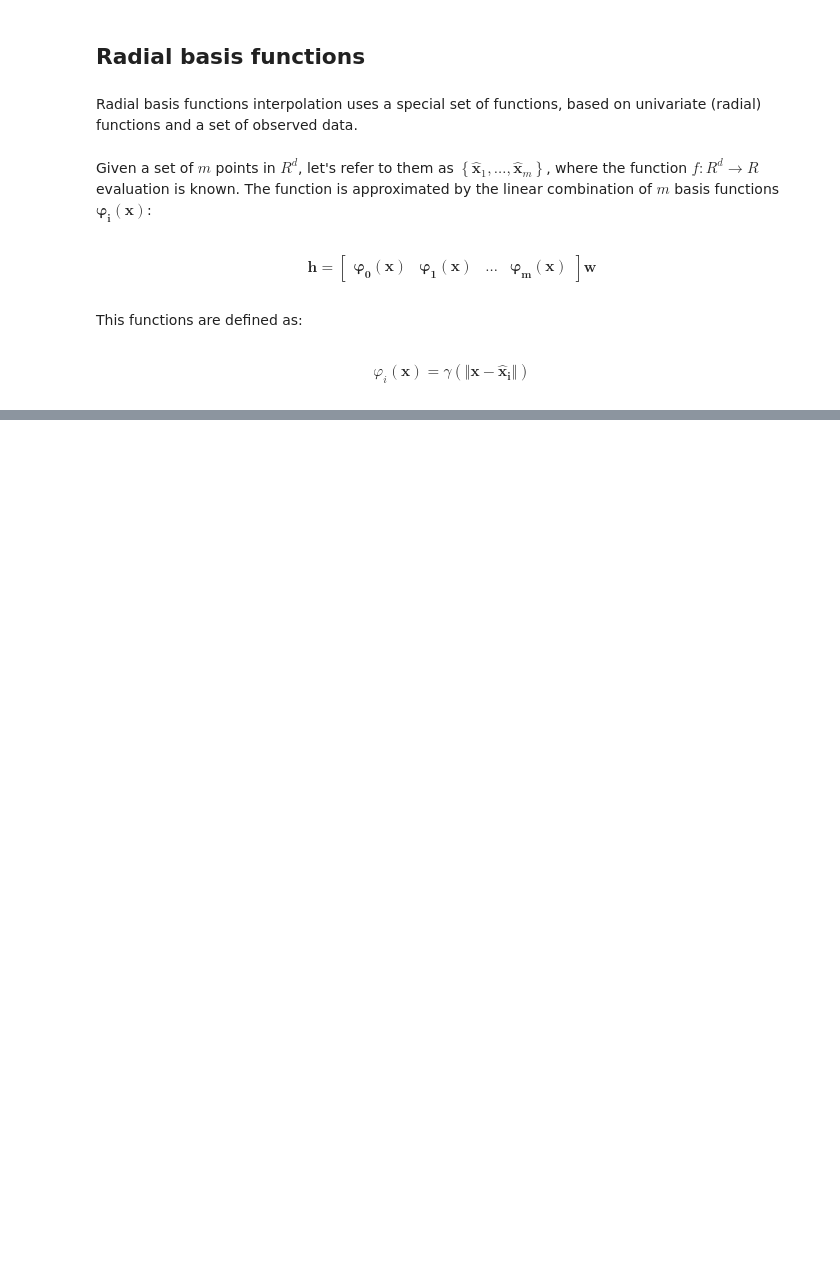
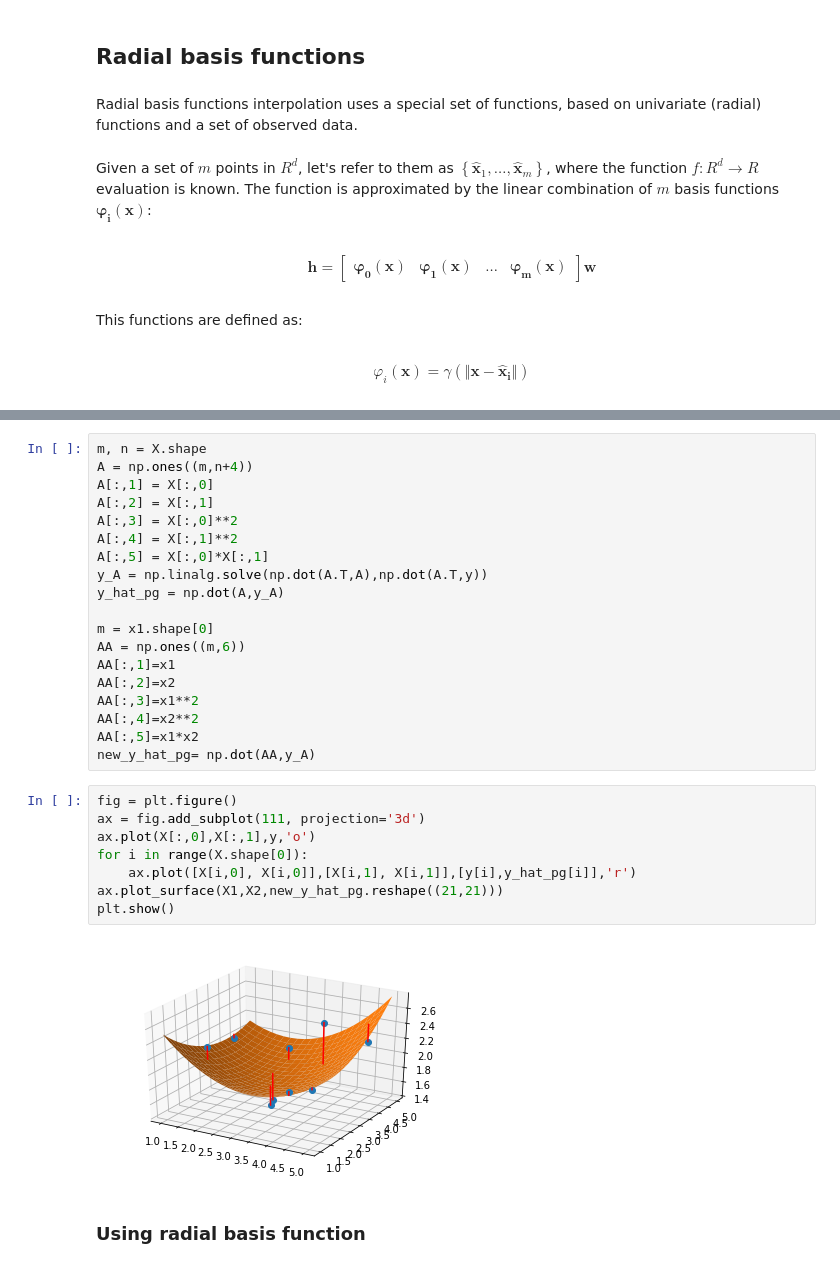
Before and after one commit to dplucenio/notes-on-linear-algebra, a Jupyter notebook: Radial basis functions.ipynb, the cells around one changed output, grey strips where cells are left out. Drawn from its saved outputs; the diff is of its cells as text; blank space fills up the shorter version.

```diff
--- a/Radial basis functions.ipynb
+++ b/Radial basis functions.ipynb
@@ -48,0 +118,31 @@ Where $\Vert \mathbf{v} \Vert$, denotes the norm of the vector $\mathbf{v}$ and
+# %%
+m, n = X.shape
+A = np.ones((m,n+4))
+A[:,1] = X[:,0]
+A[:,2] = X[:,1]
+A[:,3] = X[:,0]**2
+A[:,4] = X[:,1]**2
+A[:,5] = X[:,0]*X[:,1]
+y_A = np.linalg.solve(np.dot(A.T,A),np.dot(A.T,y))
+y_hat_pg = np.dot(A,y_A)
+
+m = x1.shape[0]
+AA = np.ones((m,6))
+AA[:,1]=x1
+AA[:,2]=x2
+AA[:,3]=x1**2
+AA[:,4]=x2**2
+AA[:,5]=x1*x2
+new_y_hat_pg= np.dot(AA,y_A)
+# %%
+fig = plt.figure()
+ax = fig.add_subplot(111, projection='3d')
+ax.plot(X[:,0],X[:,1],y,'o')
+for i in range(X.shape[0]):
+    ax.plot([X[i,0], X[i,0]],[X[i,1], X[i,1]],[y[i],y_hat_pg[i]],'r')
+ax.plot_surface(X1,X2,new_y_hat_pg.reshape((21,21)))
+plt.show()
+# %% [output]
+[figure, added]
+# %% [markdown]
+### Using radial basis function
```
Also changed, not shown: parts of 17 cells of this notebook.
